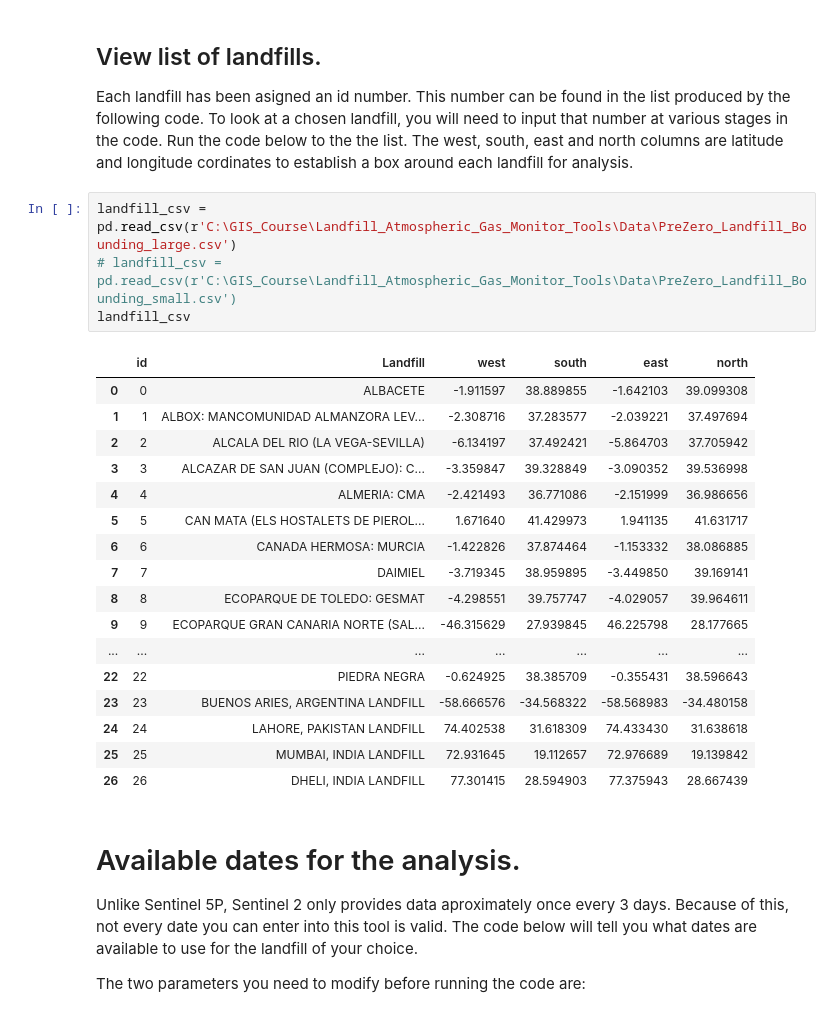
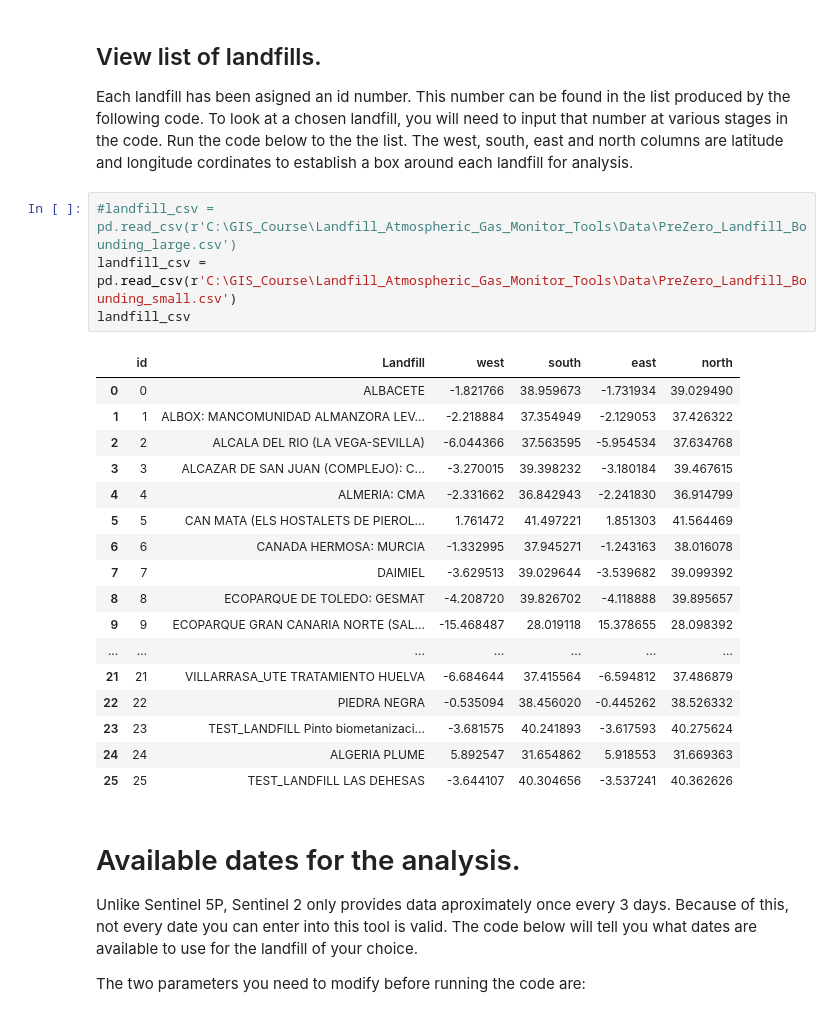
Before and after one commit to zelcon01/Landfill_Atmospheric_Gas_Monitor_Tools, a Jupyter notebook: Sentinel 2 CH4 Multi-Band-Multi-Pass.ipynb, the cells around one changed output. Drawn from its saved outputs; the diff is of its cells as text.

```diff
--- a/Sentinel 2 CH4 Multi-Band-Multi-Pass.ipynb
+++ b/Sentinel 2 CH4 Multi-Band-Multi-Pass.ipynb
@@ -58,27 +58,27 @@ Authenticated using refresh token.
 
 Each landfill has been asigned an id number. This number can be found in the list produced by the following code. To look at a chosen landfill, you will need to input that number at various stages in the code. Run the code below to the the list. The west, south, east and north columns are latitude and longitude cordinates to establish a box around each landfill for analysis.
 # %%
-landfill_csv = pd.read_csv(r'C:\GIS_Course\Landfill_Atmospheric_Gas_Monitor_Tools\Data\PreZero_Landfill_Bounding_large.csv')
-# landfill_csv = pd.read_csv(r'C:\GIS_Course\Landfill_Atmospheric_Gas_Monitor_Tools\Data\PreZero_Landfill_Bounding_small.csv')
+#landfill_csv = pd.read_csv(r'C:\GIS_Course\Landfill_Atmospheric_Gas_Monitor_Tools\Data\PreZero_Landfill_Bounding_large.csv')
+landfill_csv = pd.read_csv(r'C:\GIS_Course\Landfill_Atmospheric_Gas_Monitor_Tools\Data\PreZero_Landfill_Bounding_small.csv')
 landfill_csv
 # %% [output]
 |  | id | Landfill | west | south | east | north |
-| 0 | 0 | ALBACETE | -1.911597 | 38.889855 | -1.642103 | 39.099308 |
-| 1 | 1 | ALBOX: MANCOMUNIDAD ALMANZORA LEV... | -2.308716 | 37.283577 | -2.039221 | 37.497694 |
-| 2 | 2 | ALCALA DEL RIO (LA VEGA-SEVILLA) | -6.134197 | 37.492421 | -5.864703 | 37.705942 |
-| 3 | 3 | ALCAZAR DE SAN JUAN (COMPLEJO): C... | -3.359847 | 39.328849 | -3.090352 | 39.536998 |
-| 4 | 4 | ALMERIA: CMA | -2.421493 | 36.771086 | -2.151999 | 36.986656 |
-| 5 | 5 | CAN MATA (ELS HOSTALETS DE PIEROL... | 1.671640 | 41.429973 | 1.941135 | 41.631717 |
-| 6 | 6 | CANADA HERMOSA: MURCIA | -1.422826 | 37.874464 | -1.153332 | 38.086885 |
-| 7 | 7 | DAIMIEL | -3.719345 | 38.959895 | -3.449850 | 39.169141 |
-| 8 | 8 | ECOPARQUE DE TOLEDO: GESMAT | -4.298551 | 39.757747 | -4.029057 | 39.964611 |
-| 9 | 9 | ECOPARQUE GRAN CANARIA NORTE (SAL... | -46.315629 | 27.939845 | 46.225798 | 28.177665 |
+| 0 | 0 | ALBACETE | -1.821766 | 38.959673 | -1.731934 | 39.029490 |
+| 1 | 1 | ALBOX: MANCOMUNIDAD ALMANZORA LEV... | -2.218884 | 37.354949 | -2.129053 | 37.426322 |
+| 2 | 2 | ALCALA DEL RIO (LA VEGA-SEVILLA) | -6.044366 | 37.563595 | -5.954534 | 37.634768 |
+| 3 | 3 | ALCAZAR DE SAN JUAN (COMPLEJO): C... | -3.270015 | 39.398232 | -3.180184 | 39.467615 |
+| 4 | 4 | ALMERIA: CMA | -2.331662 | 36.842943 | -2.241830 | 36.914799 |
+| 5 | 5 | CAN MATA (ELS HOSTALETS DE PIEROL... | 1.761472 | 41.497221 | 1.851303 | 41.564469 |
+| 6 | 6 | CANADA HERMOSA: MURCIA | -1.332995 | 37.945271 | -1.243163 | 38.016078 |
+| 7 | 7 | DAIMIEL | -3.629513 | 39.029644 | -3.539682 | 39.099392 |
+| 8 | 8 | ECOPARQUE DE TOLEDO: GESMAT | -4.208720 | 39.826702 | -4.118888 | 39.895657 |
+| 9 | 9 | ECOPARQUE GRAN CANARIA NORTE (SAL... | -15.468487 | 28.019118 | 15.378655 | 28.098392 |
 | ... | ... | ... | ... | ... | ... | ... |
-| 22 | 22 | PIEDRA NEGRA | -0.624925 | 38.385709 | -0.355431 | 38.596643 |
-| 23 | 23 | BUENOS ARIES, ARGENTINA LANDFILL | -58.666576 | -34.568322 | -58.568983 | -34.480158 |
-| 24 | 24 | LAHORE, PAKISTAN LANDFILL | 74.402538 | 31.618309 | 74.433430 | 31.638618 |
-| 25 | 25 | MUMBAI, INDIA LANDFILL | 72.931645 | 19.112657 | 72.976689 | 19.139842 |
-| 26 | 26 | DHELI, INDIA LANDFILL | 77.301415 | 28.594903 | 77.375943 | 28.667439 |
+| 21 | 21 | VILLARRASA_UTE TRATAMIENTO HUELVA | -6.684644 | 37.415564 | -6.594812 | 37.486879 |
+| 22 | 22 | PIEDRA NEGRA | -0.535094 | 38.456020 | -0.445262 | 38.526332 |
+| 23 | 23 | TEST_LANDFILL Pinto biometanizaci... | -3.681575 | 40.241893 | -3.617593 | 40.275624 |
+| 24 | 24 | ALGERIA PLUME | 5.892547 | 31.654862 | 5.918553 | 31.669363 |
+| 25 | 25 | TEST_LANDFILL LAS DEHESAS | -3.644107 | 40.304656 | -3.537241 | 40.362626 |
 # %% [markdown]
 # Available dates for the analysis.
 
```
Also changed, not shown: parts of 7 cells of this notebook, 2 other files.
